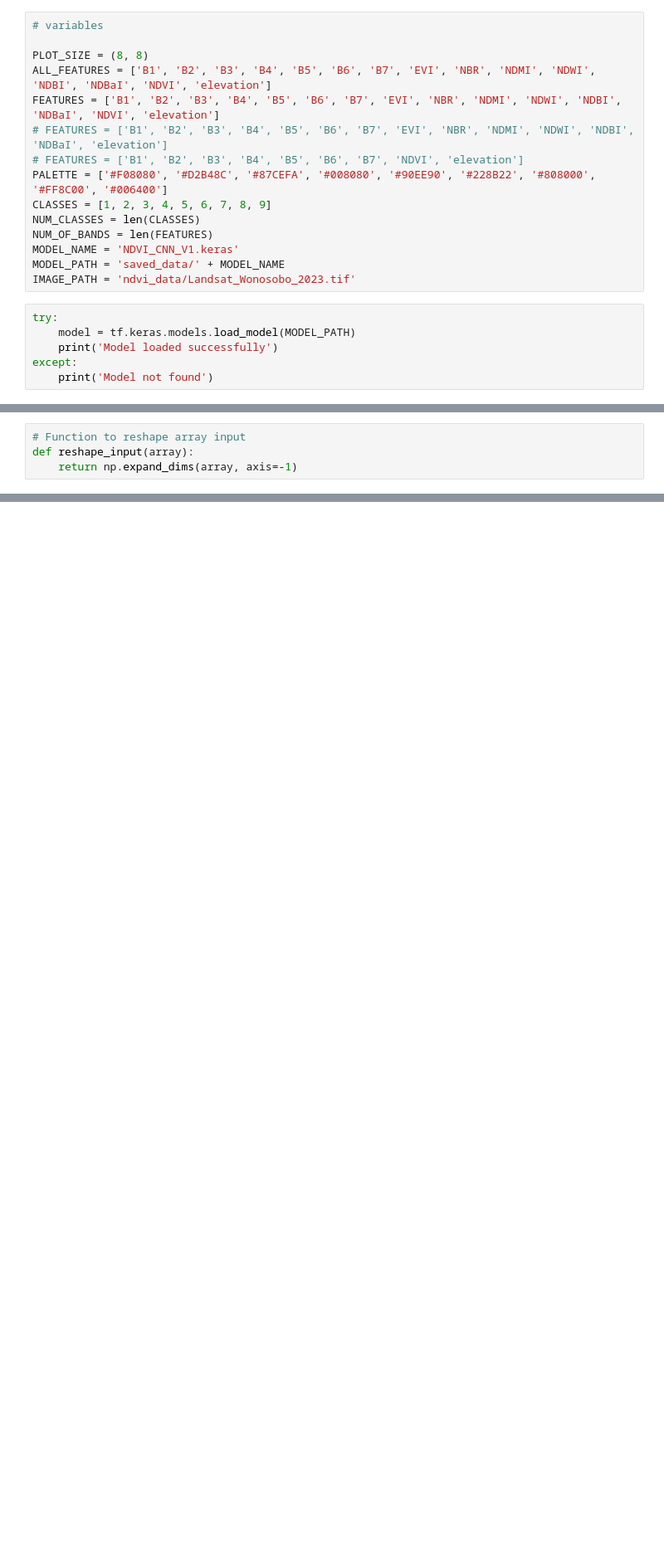
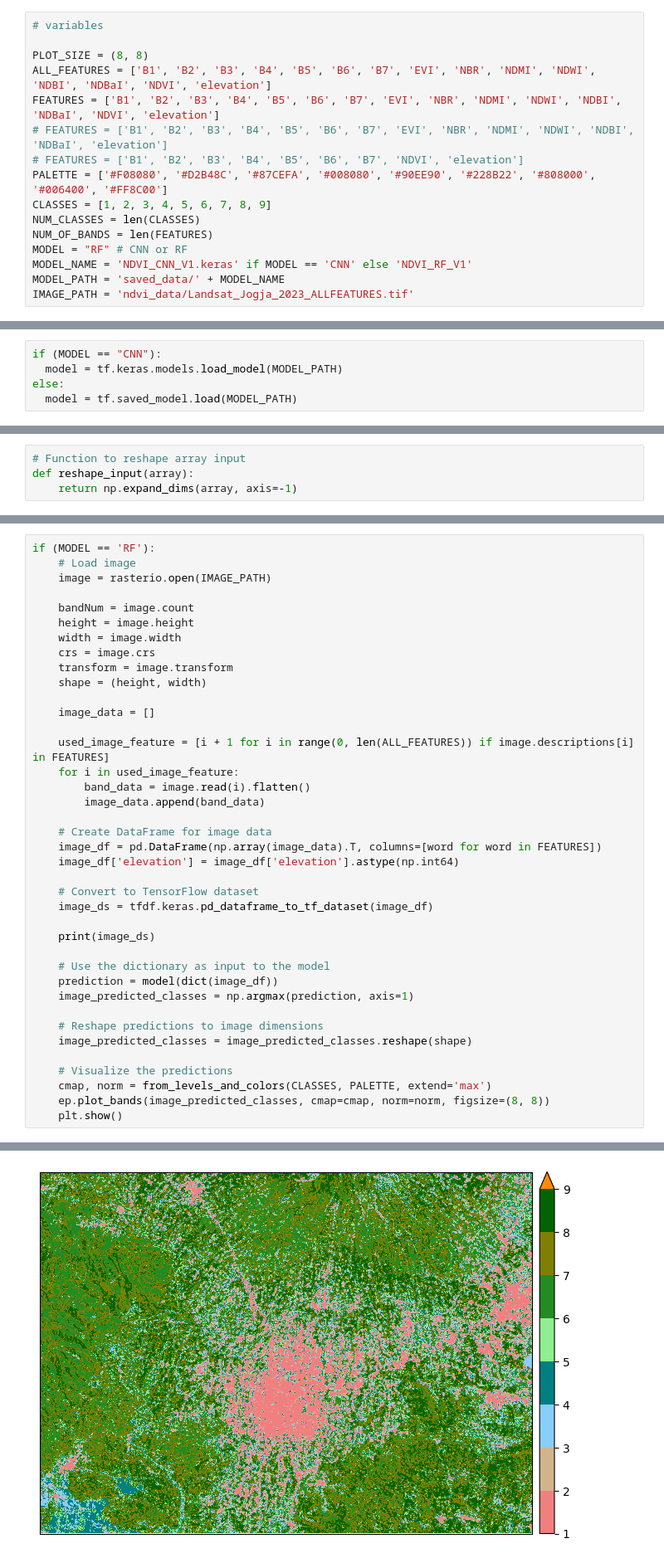
Before and after one commit to C242-PS410-Capstone-Team/Machine-Learning, a Jupyter notebook: Test_Saved_Model.ipynb, the cells around one changed output, grey strips where cells are left out. Shown at 83% size. Drawn from its saved outputs; the diff is of its cells as text; blank space fills up the shorter version.

```diff
--- a/Test_Saved_Model.ipynb
+++ b/Test_Saved_Model.ipynb
@@ -18,16 +21,11 @@ ALL_FEATURES = ['B1', 'B2', 'B3', 'B4', 'B5', 'B6', 'B7', 'EVI', 'NBR', 'NDMI',
 FEATURES = ['B1', 'B2', 'B3', 'B4', 'B5', 'B6', 'B7', 'EVI', 'NBR', 'NDMI', 'NDWI', 'NDBI', 'NDBaI', 'NDVI', 'elevation']
 # FEATURES = ['B1', 'B2', 'B3', 'B4', 'B5', 'B6', 'B7', 'EVI', 'NBR', 'NDMI', 'NDWI', 'NDBI', 'NDBaI', 'elevation']
 # FEATURES = ['B1', 'B2', 'B3', 'B4', 'B5', 'B6', 'B7', 'NDVI', 'elevation']
-PALETTE = ['#F08080', '#D2B48C', '#87CEFA', '#008080', '#90EE90', '#228B22', '#808000', '#FF8C00', '#006400']
+PALETTE = ['#F08080', '#D2B48C', '#87CEFA', '#008080', '#90EE90', '#228B22', '#808000', '#006400', '#FF8C00']
 CLASSES = [1, 2, 3, 4, 5, 6, 7, 8, 9]
 NUM_CLASSES = len(CLASSES)
 NUM_OF_BANDS = len(FEATURES)
-MODEL_NAME = 'NDVI_CNN_V1.keras'
+MODEL = "RF" # CNN or RF
+MODEL_NAME = 'NDVI_CNN_V1.keras' if MODEL == 'CNN' else 'NDVI_RF_V1'
 MODEL_PATH = 'saved_data/' + MODEL_NAME
-IMAGE_PATH = 'ndvi_data/Landsat_Wonosobo_2023.tif'
+IMAGE_PATH = 'ndvi_data/Landsat_Jogja_2023_ALLFEATURES.tif'
-# %%
-try:
-    model = tf.keras.models.load_model(MODEL_PATH)
-    print('Model loaded successfully')
-except:
-    print('Model not found')
@@ -35,0 +32,5 @@ Model loaded successfully
+# %%
+if (MODEL == "CNN"):
+  model = tf.keras.models.load_model(MODEL_PATH)
+else:
+  model = tf.saved_model.load(MODEL_PATH)
@@ -67,0 +72,40 @@ ep.plot_bands(prediction + 1, cmap=cmap, norm=norm, figsize=PLOT_SIZE)
+# %%
+if (MODEL == 'RF'):
+    # Load image
+    image = rasterio.open(IMAGE_PATH)
+
+    bandNum = image.count
+    height = image.height
+    width = image.width
+    crs = image.crs
+    transform = image.transform
+    shape = (height, width)
+
+    image_data = []
+
+    used_image_feature = [i + 1 for i in range(0, len(ALL_FEATURES)) if image.descriptions[i] in FEATURES]
+    for i in used_image_feature:
+        band_data = image.read(i).flatten()
+        image_data.append(band_data)
+
+    # Create DataFrame for image data
+    image_df = pd.DataFrame(np.array(image_data).T, columns=[word for word in FEATURES])
+    image_df['elevation'] = image_df['elevation'].astype(np.int64)
+
+    # Convert to TensorFlow dataset
+    image_ds = tfdf.keras.pd_dataframe_to_tf_dataset(image_df)
+
+    print(image_ds)
+
+    # Use the dictionary as input to the model
+    prediction = model(dict(image_df))
+    image_predicted_classes = np.argmax(prediction, axis=1)
+
+    # Reshape predictions to image dimensions
+    image_predicted_classes = image_predicted_classes.reshape(shape)
+
+    # Visualize the predictions
+    cmap, norm = from_levels_and_colors(CLASSES, PALETTE, extend='max')
+    ep.plot_bands(image_predicted_classes, cmap=cmap, norm=norm, figsize=(8, 8))
+    plt.show()
+# %% [output]
@@ -68,3 +113,4 @@ ep.plot_bands(prediction + 1, cmap=cmap, norm=norm, figsize=PLOT_SIZE)
+[figure, added]
 # %%
 # Save file to drive
 save_location = 'saved_data/'
```
Also changed, not shown: parts of 6 cells of this notebook, 5 other files.
